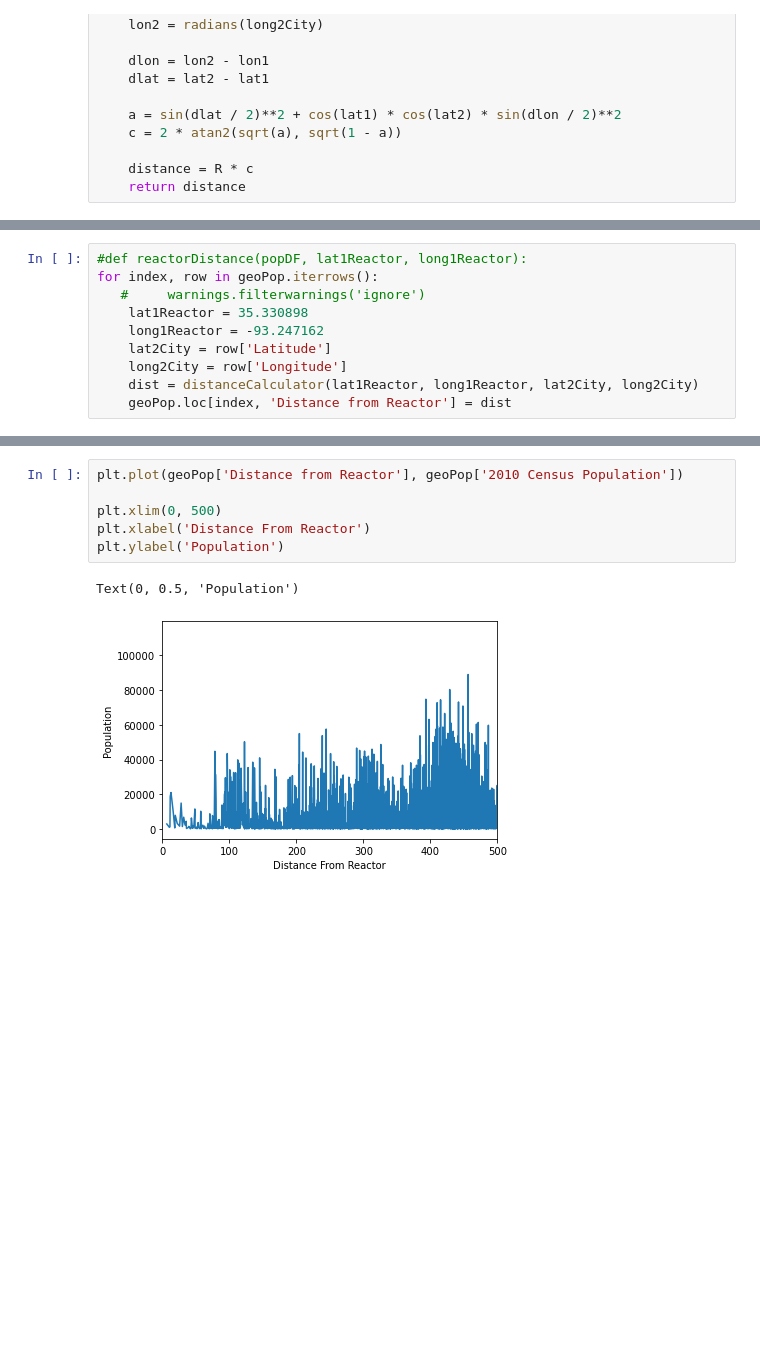
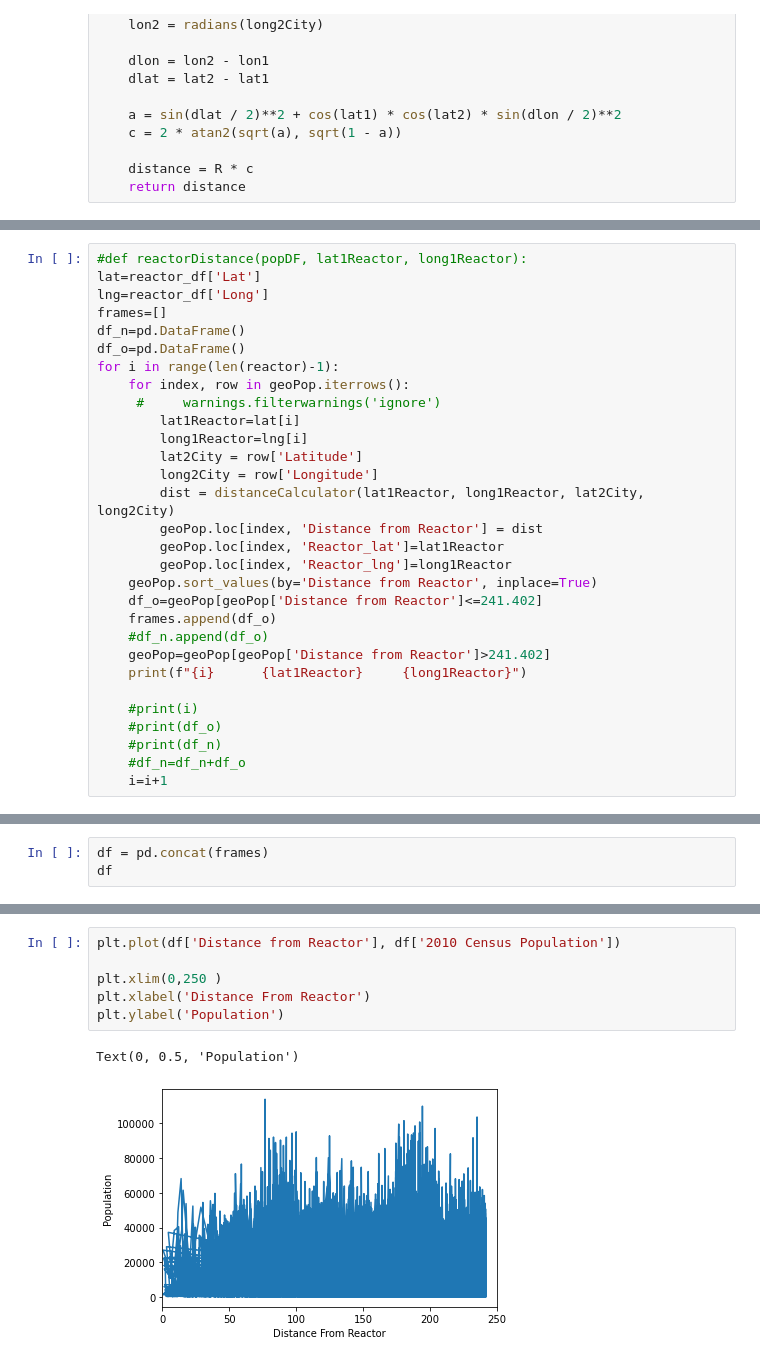
Before and after one commit to jhillner/Group-Project-1, a Jupyter notebook: Code/latDistance.ipynb, the cells around one changed output, grey strips where cells are left out. Cells and saved outputs as stored; diff of their text form; blank space fills up the shorter version.

Commit message:
adding population of cities within 150 miles of each reactor

```diff
--- a/Code/latDistance.ipynb
+++ b/Code/latDistance.ipynb
@@ -88,10 +119,30 @@ len(geoPop)
 # %%
 #def reactorDistance(popDF, lat1Reactor, long1Reactor):
-for index, row in geoPop.iterrows():
-   #     warnings.filterwarnings('ignore')
-    lat1Reactor = 35.330898
-    long1Reactor = -93.247162
-    lat2City = row['Latitude']
-    long2City = row['Longitude']
-    dist = distanceCalculator(lat1Reactor, long1Reactor, lat2City, long2City)
-    geoPop.loc[index, 'Distance from Reactor'] = dist
+lat=reactor_df['Lat']
+lng=reactor_df['Long']
+frames=[]
+df_n=pd.DataFrame()
+df_o=pd.DataFrame()
+for i in range(len(reactor)-1):
+    for index, row in geoPop.iterrows():
+     #     warnings.filterwarnings('ignore')
+        lat1Reactor=lat[i]
+        long1Reactor=lng[i]
+        lat2City = row['Latitude']
+        long2City = row['Longitude']
+        dist = distanceCalculator(lat1Reactor, long1Reactor, lat2City, long2City)
+        geoPop.loc[index, 'Distance from Reactor'] = dist
+        geoPop.loc[index, 'Reactor_lat']=lat1Reactor
+        geoPop.loc[index, 'Reactor_lng']=long1Reactor
+    geoPop.sort_values(by='Distance from Reactor', inplace=True)
+    df_o=geoPop[geoPop['Distance from Reactor']<=241.402]
+    frames.append(df_o)
+    #df_n.append(df_o)
+    geoPop=geoPop[geoPop['Distance from Reactor']>241.402]
+    print(f"{i}      {lat1Reactor}     {long1Reactor}")
+
+    #print(i)
+    #print(df_o)
+    #print(df_n)
+    #df_n=df_n+df_o
+    i=i+1
@@ -107,0 +172,3 @@ geoPop.head()
+# %%
+df = pd.concat(frames)
+df
@@ -108,9 +189,9 @@ geoPop.head()
 # %%
-plt.plot(geoPop['Distance from Reactor'], geoPop['2010 Census Population'])
+plt.plot(df['Distance from Reactor'], df['2010 Census Population'])
 
-plt.xlim(0, 500)
+plt.xlim(0,250 )
 plt.xlabel('Distance From Reactor')
 plt.ylabel('Population')
 # %% [output]
 Text(0, 0.5, 'Population')
-[figure, old version]
+[figure, new version]
```
Also changed, not shown: parts of 8 cells of this notebook, 2 other files.
